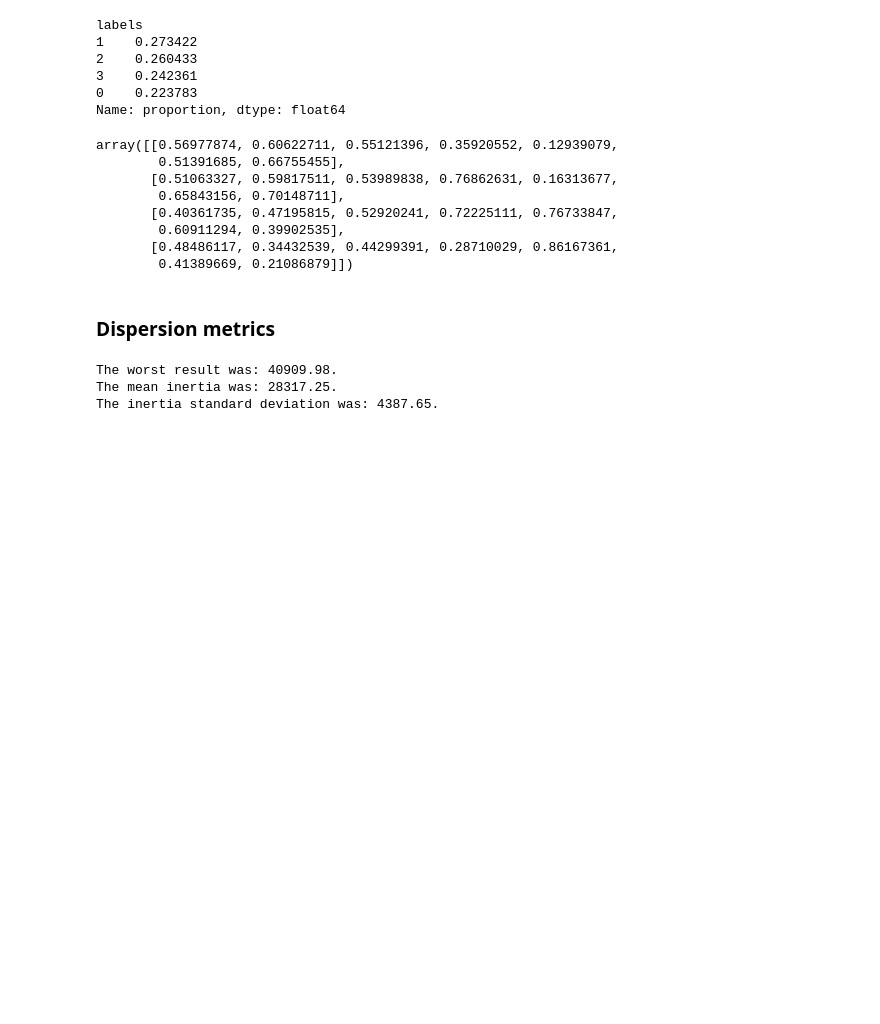
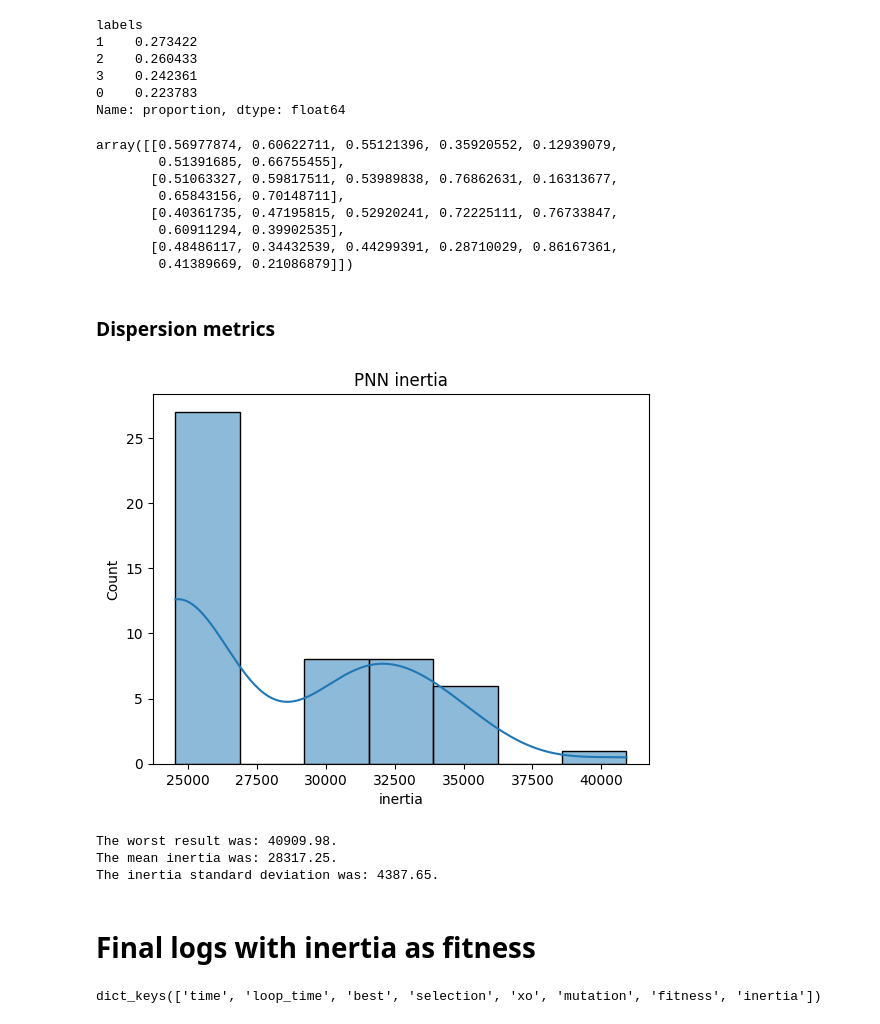
Before and after one commit to vitorsouton/cifo, a Jupyter notebook: notebooks/final_findings.ipynb, the cells around one changed output. Saved outputs shown, nothing was run; the diff lists cells and outputs as text; code cells hidden in the pictures; blank space fills up the shorter version.

```diff
--- a/notebooks/final_findings.ipynb
+++ b/notebooks/final_findings.ipynb
@@ -291,6 +314,11 @@ array([[0.56977874, 0.60622711, 0.55121396, 0.35920552, 0.12939079,
         0.41389669, 0.21086879]])
 # %% [markdown]
 ### Dispersion metrics
+# %%
+sns.histplot(df_final.inertia, kde=True)
+plt.title('PNN inertia');
+# %% [output]
+[figure, added]
 # %%
 worst_inertia = df_final.inertia.max()
 mean_inertia = df_final.inertia.mean()
@@ -303,3 +331,12 @@ print(f'The inertia standard deviation was: {std_inertia:.2f}.')
 The worst result was: 40909.98.
 The mean inertia was: 28317.25.
 The inertia standard deviation was: 4387.65.
+# %% [markdown]
+# Final logs with inertia as fitness
+# %%
+with open('../data/logs/03-06-2024--04-41-17--FULL_RUN.pkl', 'rb') as f:
+    f2_logs = pickle.load(f)
+
+f2_logs.keys()
+# %% [output]
+dict_keys(['time', 'loop_time', 'best', 'selection', 'xo', 'mutation', 'fitness', 'inertia'])
```
Also changed, not shown: parts of 66 cells of this notebook, 4 other files.
